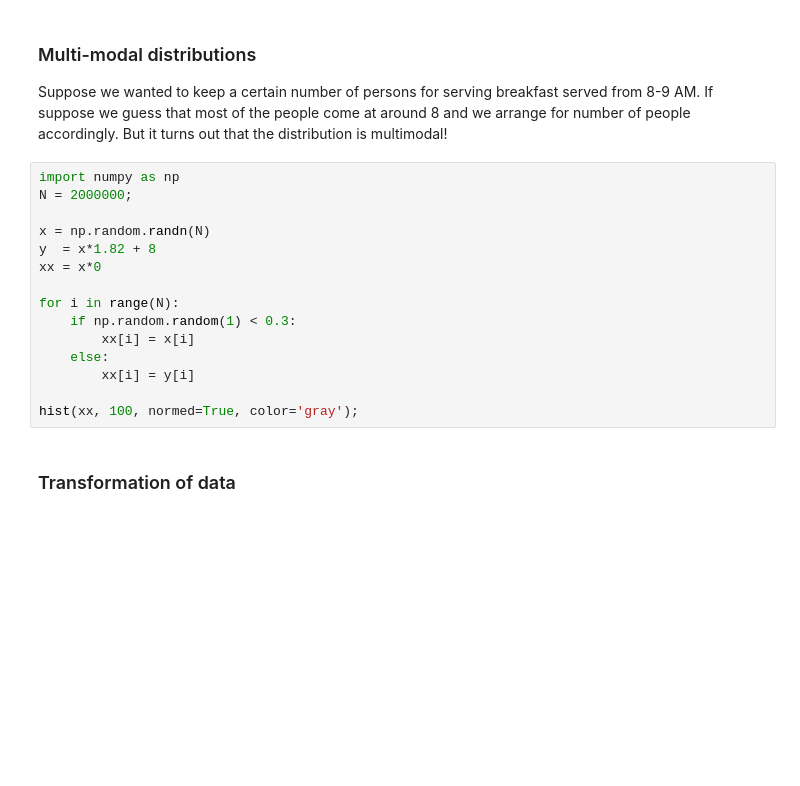
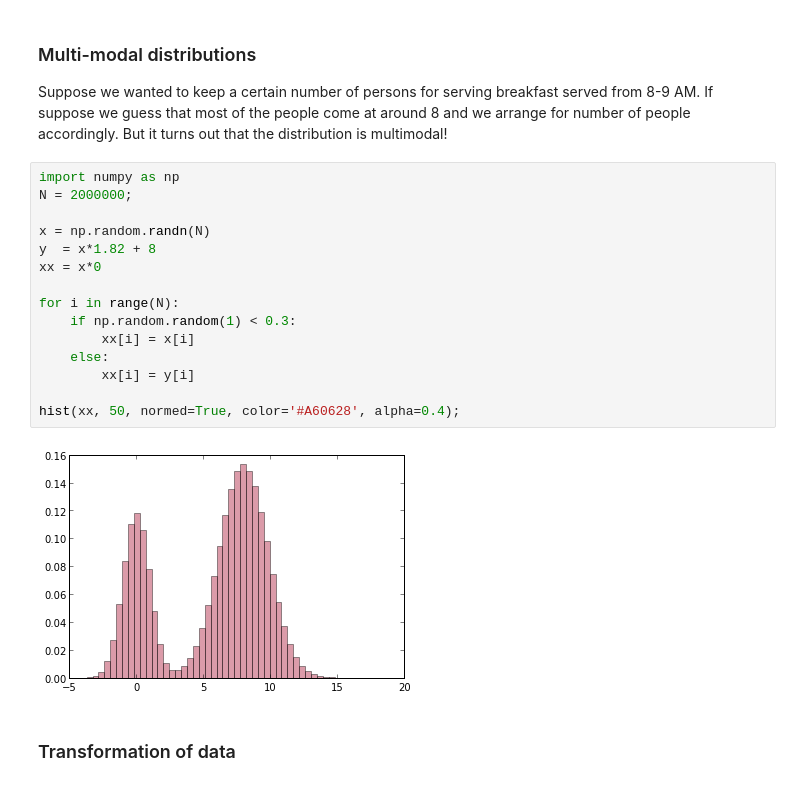
Before and after one commit to rajeshrinet/compPhy, a Jupyter notebook: Notebooks/DataAnalysis.ipynb, the cells around one changed output. Cells and saved outputs as stored; diff of their text form; blank space fills up the shorter version.

```diff
--- a/Notebooks/DataAnalysis.ipynb
+++ b/Notebooks/DataAnalysis.ipynb
@@ -205,18 +227,20 @@ Suppose we wanted to keep a certain number of persons for serving breakfast serv
 # %%
 import numpy as np
 N = 2000000;
 
 x = np.random.randn(N)
 y  = x*1.82 + 8
 xx = x*0
 
 for i in range(N):
     if np.random.random(1) < 0.3:
         xx[i] = x[i]
     else:
         xx[i] = y[i]
 
-hist(xx, 100, normed=True, color='gray');
+hist(xx, 50, normed=True, color='#A60628', alpha=0.4);
+# %% [output]
+[figure, added]
 # %% [markdown]
 ### Transformation of data
 # %% [markdown]
```
Also changed, not shown: parts of 16 cells of this notebook.
